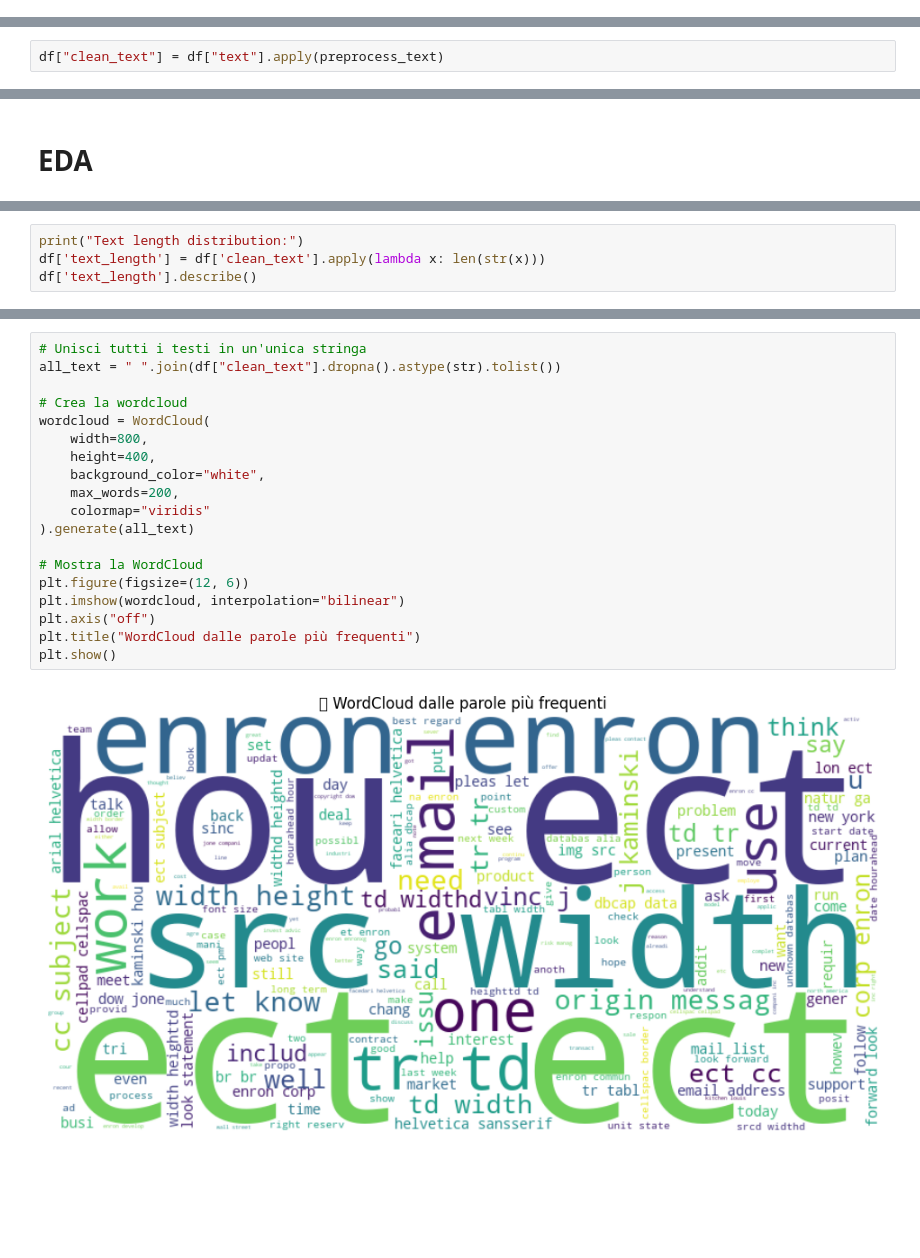
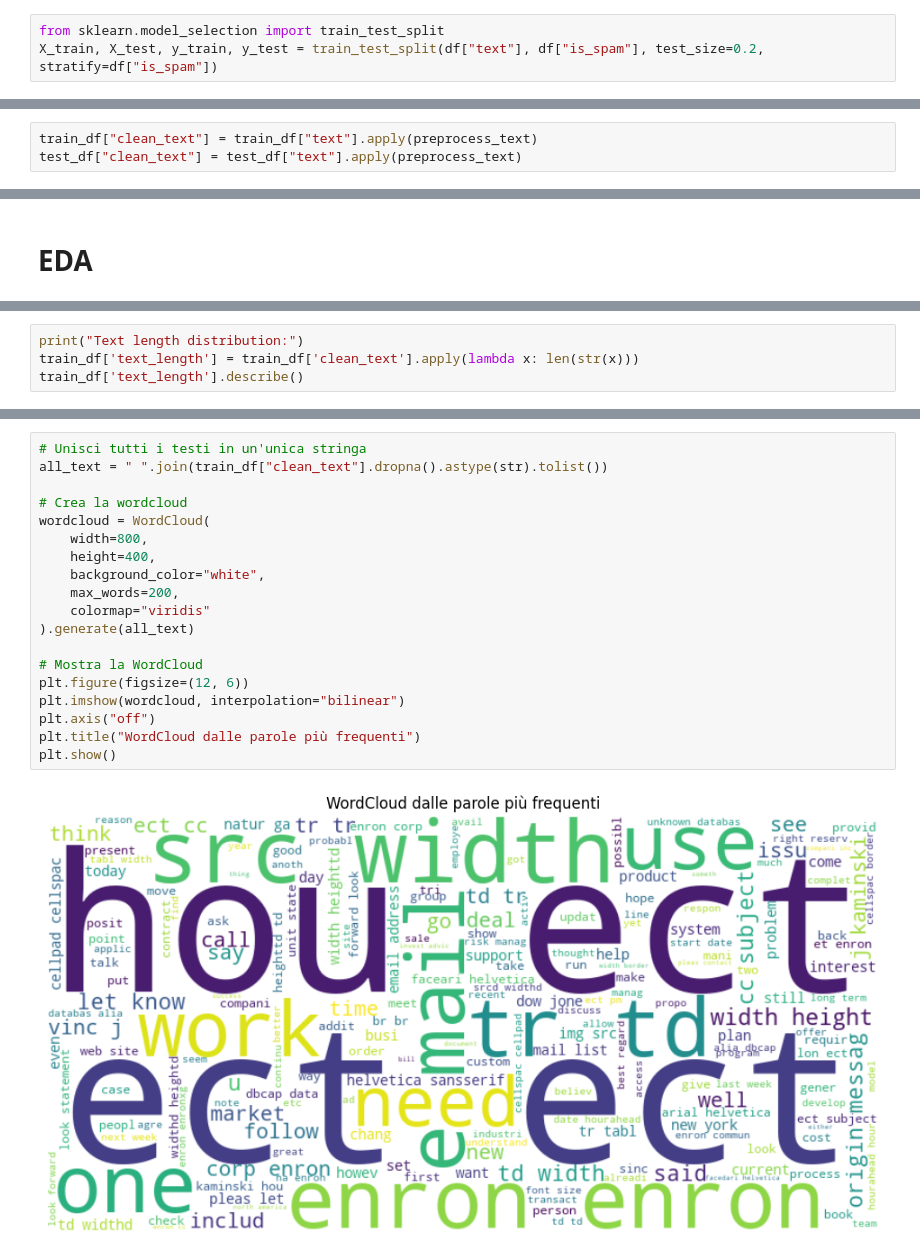
Before and after one commit to keitaVigano/tm4spam, a Jupyter notebook: notebooks/preprocessing.ipynb, the cells around one changed output, grey strips where cells are left out. Saved outputs shown, nothing was run; the diff lists cells and outputs as text; blank space fills up the shorter version.

Commit message:
Fix logistic regression and leave raw text

```diff
--- a/notebooks/preprocessing.ipynb
+++ b/notebooks/preprocessing.ipynb
@@ -43,0 +49,3 @@ dtype: int64
+# %%
+from sklearn.model_selection import train_test_split
+X_train, X_test, y_train, y_test = train_test_split(df["text"], df["is_spam"], test_size=0.2, stratify=df["is_spam"])
@@ -44,5 +59,6 @@ dtype: int64
 # %% [markdown]
 # Preprocessing
 # %%
-df["clean_text"] = df["text"].apply(preprocess_text)
+train_df["clean_text"] = train_df["text"].apply(preprocess_text)
+test_df["clean_text"] = test_df["text"].apply(preprocess_text)
 # %%
@@ -69,6 +99,6 @@ df = pd.read_csv("../data/clean_data.csv")
 # %%
 print("Text length distribution:")
-df['text_length'] = df['clean_text'].apply(lambda x: len(str(x)))
-df['text_length'].describe()
+train_df['text_length'] = train_df['clean_text'].apply(lambda x: len(str(x)))
+train_df['text_length'].describe()
 # %% [output]
 Text length distribution:
@@ -110,22 +155,22 @@ else:
 # %%
 # Unisci tutti i testi in un'unica stringa
-all_text = " ".join(df["clean_text"].dropna().astype(str).tolist())
+all_text = " ".join(train_df["clean_text"].dropna().astype(str).tolist())
 
 # Crea la wordcloud
 wordcloud = WordCloud(
     width=800,
     height=400,
     background_color="white",
     max_words=200,
     colormap="viridis"
 ).generate(all_text)
 
 # Mostra la WordCloud
 plt.figure(figsize=(12, 6))
 plt.imshow(wordcloud, interpolation="bilinear")
 plt.axis("off")
 plt.title("WordCloud dalle parole più frequenti")
 plt.show()
 # %% [output]
-[figure, old version]
+[figure, new version]
 # %%
```
Also changed, not shown: parts of 21 cells of this notebook, 8 other files.
